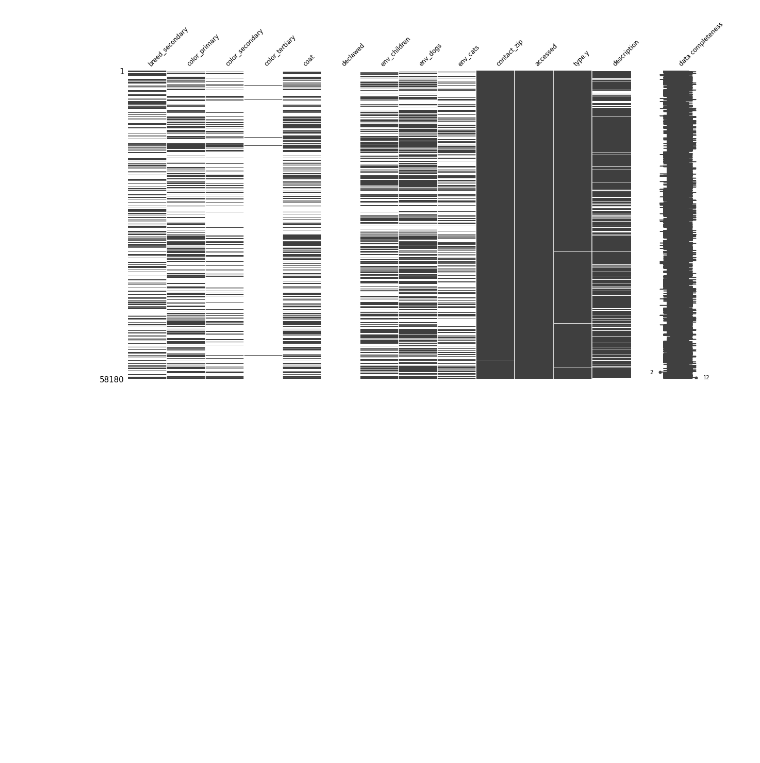
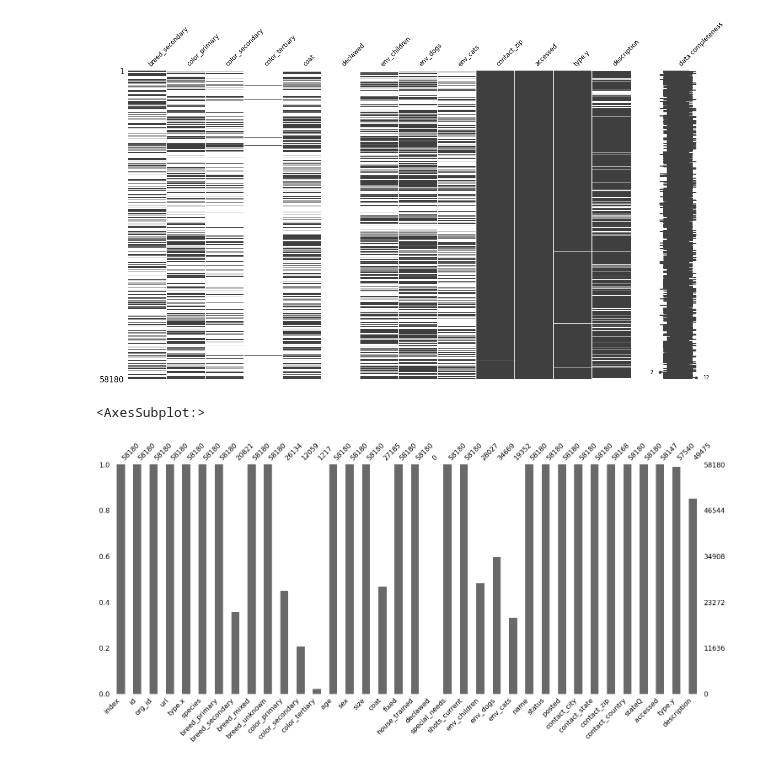
Before and after one commit to m3redithw/data-science-visualizations, a Jupyter notebook: AdoptableDogs /wrangle.ipynb, the cells around one changed output. Drawn from its saved outputs; the diff is of its cells as text; code cells hidden in the pictures; blank space fills up the shorter version.

```diff
--- a/AdoptableDogs /wrangle.ipynb
+++ b/AdoptableDogs /wrangle.ipynb
@@ -52,3 +52,9 @@ msno.matrix(df[missingValueColumns], width_ratios = (10, 1), \
 # %% [output]
 <AxesSubplot:>
 [figure]
+# %%
+# bar plot
+msno.bar(df)
+# %% [output]
+<AxesSubplot:>
+[figure, added]
```
Also changed, not shown: parts of 7 cells of this notebook.
